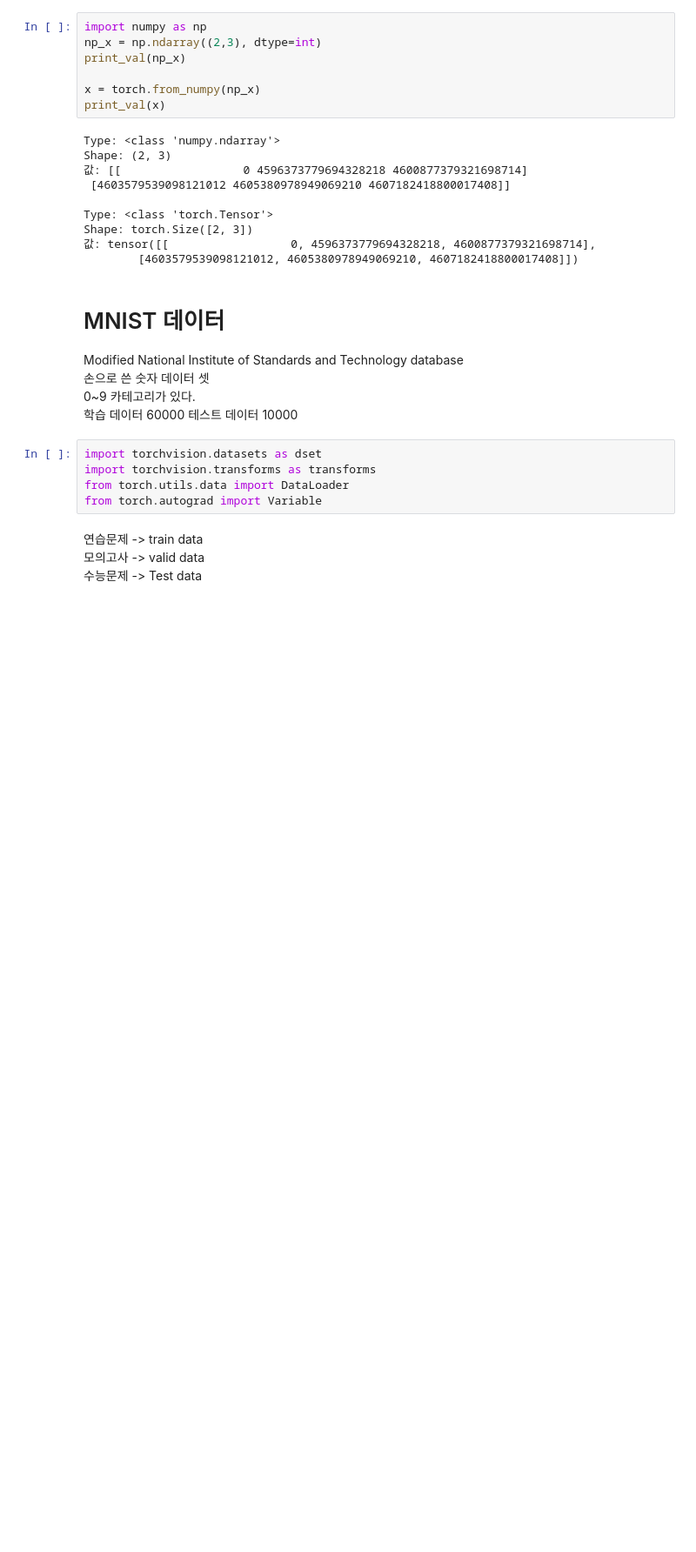
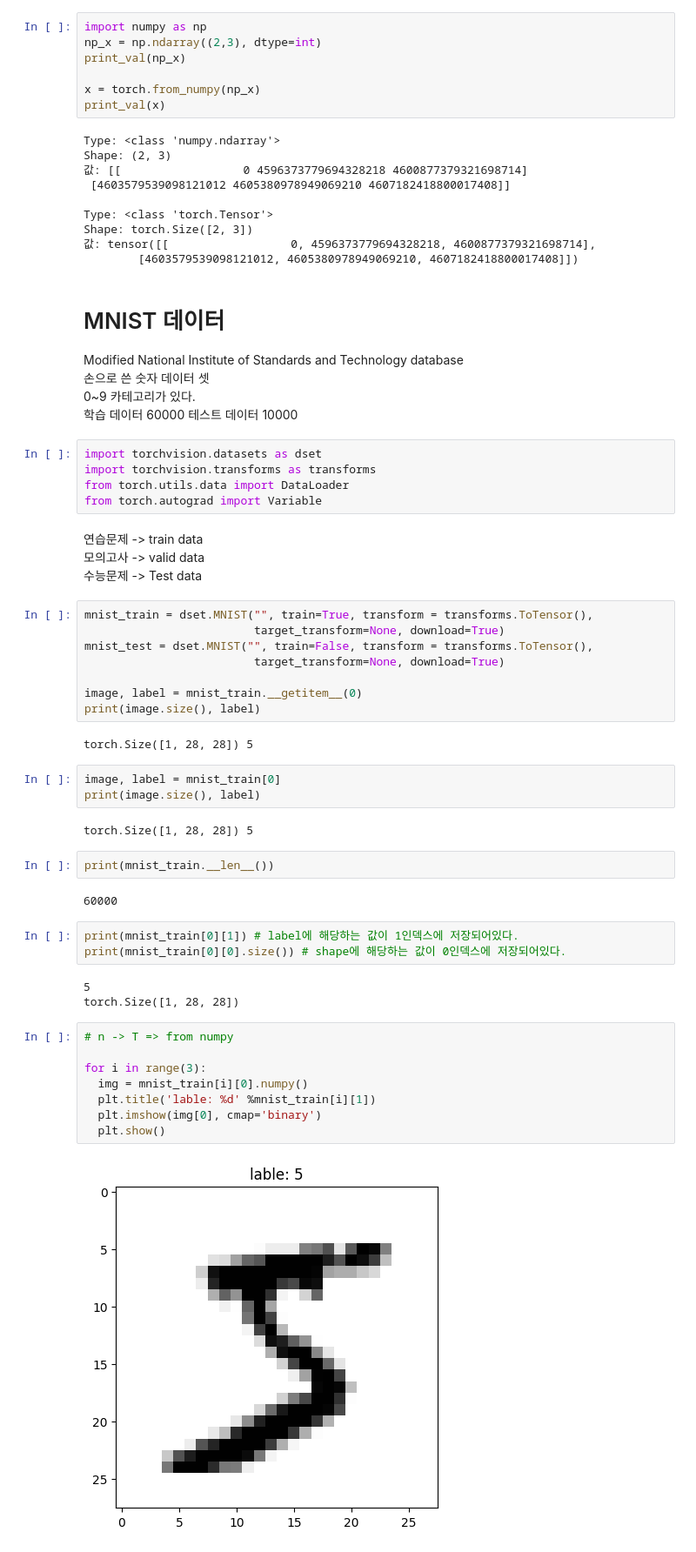
Before and after one commit to TaeJeong-Park-dev/Kaggle, a Jupyter notebook: 실습Zero.ipynb, the cells around one changed output. Shown: that part at 87% size. Cells and saved outputs as stored; diff of their text form; blank space fills up the shorter version.

```diff
--- a/실습Zero.ipynb
+++ b/실습Zero.ipynb
@@ -423,3 +423,38 @@ from torch.autograd import Variable
 연습문제 -> train data <br>
 모의고사 -> valid data <br>
 수능문제 -> Test data <br>
+# %%
+mnist_train = dset.MNIST("", train=True, transform = transforms.ToTensor(),
+                         target_transform=None, download=True)
+mnist_test = dset.MNIST("", train=False, transform = transforms.ToTensor(),
+                         target_transform=None, download=True)
+
+image, label = mnist_train.__getitem__(0)
+print(image.size(), label)
+# %% [output]
+torch.Size([1, 28, 28]) 5
+# %%
+image, label = mnist_train[0]
+print(image.size(), label)
+# %% [output]
+torch.Size([1, 28, 28]) 5
+# %%
+print(mnist_train.__len__())
+# %% [output]
+60000
+# %%
+print(mnist_train[0][1]) # label에 해당하는 값이 1인덱스에 저장되어있다.
+print(mnist_train[0][0].size()) # shape에 해당하는 값이 0인덱스에 저장되어있다.
+# %% [output]
+5
+torch.Size([1, 28, 28])
+# %%
+# n -> T => from numpy
+
+for i in range(3):
+  img = mnist_train[i][0].numpy()
+  plt.title('lable: %d' %mnist_train[i][1])
+  plt.imshow(img[0], cmap='binary')
+  plt.show()
+# %% [output]
+[figure, added]
```
Also changed, not shown: parts of 4 cells of this notebook.
